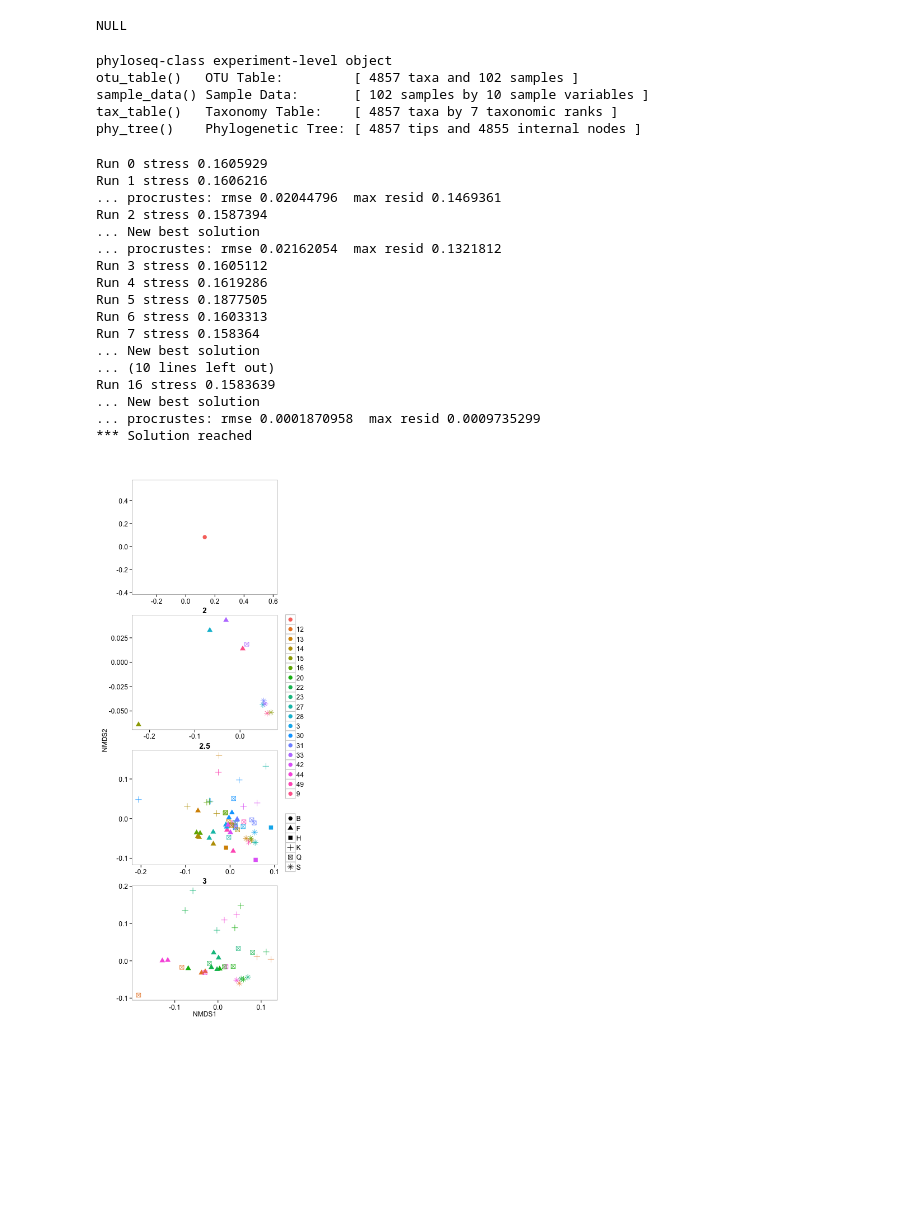
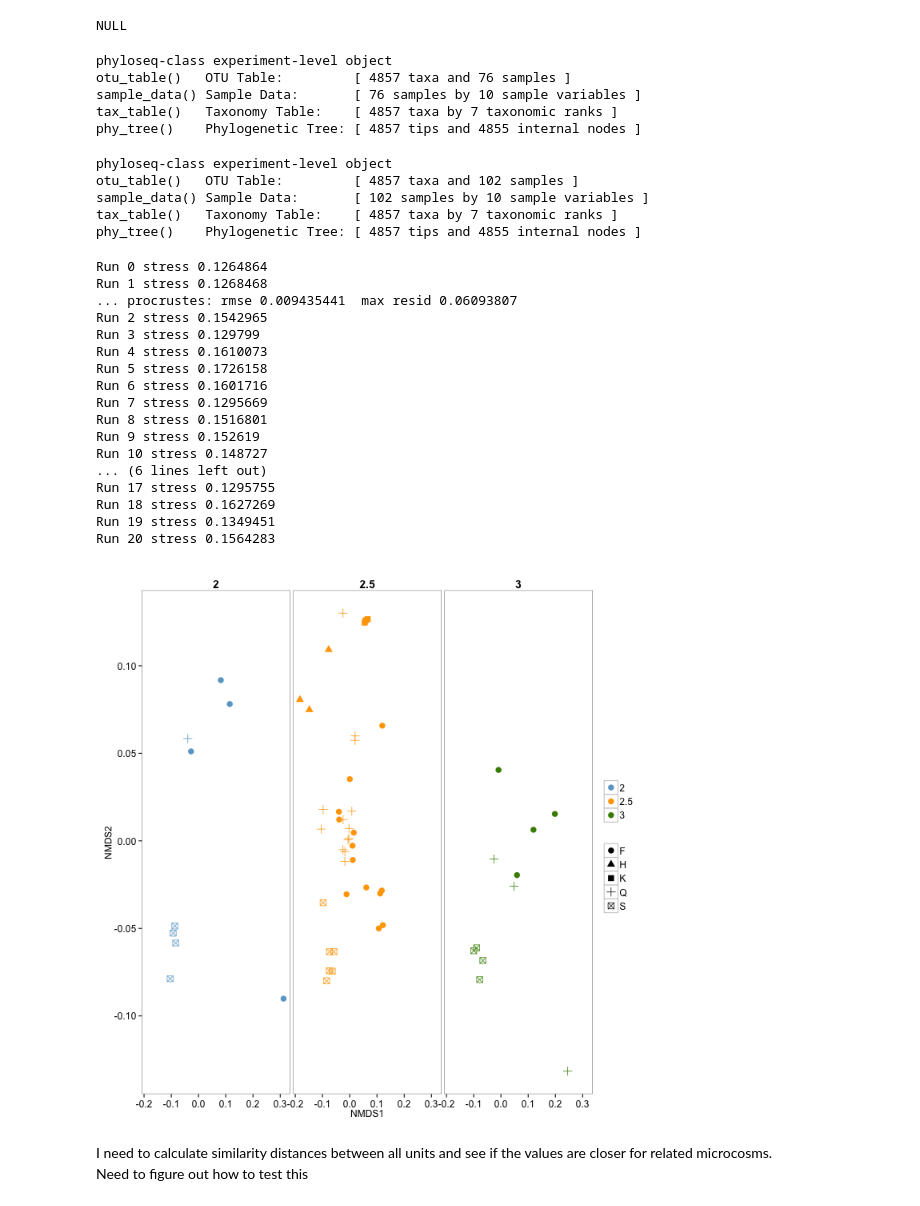
Before and after one commit to TheaWhitman/Mineral16S, a Jupyter notebook: manuscript_figures/Ordination_plots.ipynb, the cells around one changed output. Cells and saved outputs as stored; diff of their text form; code cells hidden in the pictures; blank space fills up the shorter version.

Commit message:
Dealing with replicates

```diff
--- a/manuscript_figures/Ordination_plots.ipynb
+++ b/manuscript_figures/Ordination_plots.ipynb
@@ -32,6 +32,13 @@ library(ggplot2)
 # %%
 %%R
 physeq = import_biom("../../SeqData/otu_table.tax.meta.biom", "../../SeqData/trees/fulltree.tre", parseFunction = parse_taxonomy_greengenes)
+physeq = prune_samples((sample_data(physeq)$Buff==0|sample_data(physeq)$Trtmt=="H"),physeq)
+# %% [output]
+phyloseq-class experiment-level object
+otu_table()   OTU Table:         [ 4857 taxa and 76 samples ]
+sample_data() Sample Data:       [ 76 samples by 10 sample variables ]
+tax_table()   Taxonomy Table:    [ 4857 taxa by 7 taxonomic ranks ]
+phy_tree()    Phylogenetic Tree: [ 4857 tips and 4855 internal nodes ]
 # %%
 %%R
 physeq
@@ -51,10 +58,6 @@ physeq.noK <- subset_samples(physeq,Trtmt!="K")
 # %%
 %%R
 physeq.noSmall<-subset_samples(physeq,sample_sums(physeq)>5000)
-# %%
-%%R
-physeq.buff <- subset_samples(physeq,(MyID==67|MyID==68|MyID==69|MyID==70|MyID==71|MyID==72|MyID==73|MyID==74|MyID==75|MyID==76|MyID==77))
-#Making physeq with only the PCR replicated data
 # %%
 %%R
 physeq.noSmall.FQ <- subset_samples(physeq,sample_sums(physeq)>1000)
@@ -64,7 +67,7 @@ physeq.noSmall.FQ <- subset_samples(physeq.noSmall.FQ,Trtmt==c("Q","F"))
 ps.no2 <- subset_samples(physeq,Month!=2)
 # %%
 %%R
-ps <- physeq
+ps <- physeq.noSmall
 # %%
 %%R
 # Normalizes the sample counts by the total - i.e., reporting what fraction of each sample each OTU makes up.
@@ -77,25 +80,25 @@ ord.NMDS.full = ordinate(ps_snorm, method = "NMDS", distance = "unifrac", weight
 NMDS.full = plot_ordination(ps_snorm, ord.NMDS.full, axes = c(1,2), justDF = TRUE)
 NMDS.full$Samples = rownames(NMDS.full)
 # %% [output]
-Run 0 stress 0.1605929
-Run 1 stress 0.1606216
-... procrustes: rmse 0.02044796  max resid 0.1469361
-Run 2 stress 0.1587394
-... New best solution
-... procrustes: rmse 0.02162054  max resid 0.1321812
-Run 3 stress 0.1605112
-Run 4 stress 0.1619286
-Run 5 stress 0.1877505
-Run 6 stress 0.1603313
-Run 7 stress 0.158364
-... New best solution
-... (10 lines left out)
-Run 16 stress 0.1583639
-... New best solution
-... procrustes: rmse 0.0001870958  max resid 0.0009735299
-*** Solution reached
+Run 0 stress 0.1264864
+Run 1 stress 0.1268468
+... procrustes: rmse 0.009435441  max resid 0.06093807
+Run 2 stress 0.1542965
+Run 3 stress 0.129799
+Run 4 stress 0.1610073
+Run 5 stress 0.1726158
+Run 6 stress 0.1601716
+Run 7 stress 0.1295669
+Run 8 stress 0.1516801
+Run 9 stress 0.152619
+Run 10 stress 0.148727
+... (6 lines left out)
+Run 17 stress 0.1295755
+Run 18 stress 0.1627269
+Run 19 stress 0.1349451
+Run 20 stress 0.1564283
 # %%
-%%R -h 1000 -w 400
+%%R -h 700 -w 700
 D <- NMDS.full
 # Sets the relevant ordination
 
@@ -103,37 +106,39 @@ D <- NMDS.full
 #levels(D$Trtmt) <- c("Ferrihydrite", "Heavy Fraction", "Kaolinite", "Quartz", "Soil")
 
 colnames(D)[1:2]<-c("NMDS1","NMDS2")
 # Renames the axis columns
 
 #D$AmdmtName = ifelse(D$Amdmt==1,"PyOM",ifelse(D$Amdmt==2,"Stover","Soil only"))
 #D$AmdmtName = factor(D$AmdmtName, levels=c("Soil only", "PyOM", "Stover"))
 #D$DayName = ifelse(D$Day==1,"Day 12",ifelse(D$Day==2,"Day 82","Day 1"))
 
 # Creates an plot object, using the df.sites data, with the x and y axes specified as the PCoA axes,
-p = ggplot(D, aes(x = NMDS1, y = NMDS2, color = Cosm, shape = Trtmt))
+p = ggplot(D, aes(x = NMDS1, y = NMDS2, color = Month, shape = Trtmt))
 
 # Determines the size of the symbols
-p = p  + geom_point(size=3.5)
-#+ scale_colour_manual(values=c("skyblue3","orange","chartreuse4","gold1","red3","black"))
+p = p  + geom_point(size=3.5) + scale_colour_manual(values=c("skyblue3","orange","chartreuse4","gold1","red3","black"))
 
 p = p + guides(colour = guide_legend(""), shape = guide_legend(""))
 
 # Determines the color theme of the plot overall
 p = p + theme_bw() +
   theme(
     plot.background = element_blank()
    ,panel.grid.major = element_blank()
    ,panel.grid.minor = element_blank()
   ) +
   theme(strip.text.x = element_text(size=14, face="bold"),axis.text = element_text(size=12),legend.text = element_text(size=12),
           strip.background = element_rect(colour="white", fill="white"))
 
 # Displays the plot object
-p = p + facet_wrap(~Month, scales="free", ncol=1)
+#p = p + facet_wrap(~Month, scales="free", ncol=1)
 # The axis scales could be all optimized individually
-# p = p + facet_grid(~Month)
+p = p + facet_grid(~Month)
 # Adds a "facet_wrap" to it, which means it will plot it separately by whatever we specify - here, Days
-#plot.full.byDay = p
+
 p
 # %% [output]
-[figure, old version]
+[figure, new version]
+# %% [markdown]
+I need to calculate similarity distances between all units and see if the values are closer for related microcosms.
+Need to figure out how to test this
```
Also changed, not shown: 4 other files.
